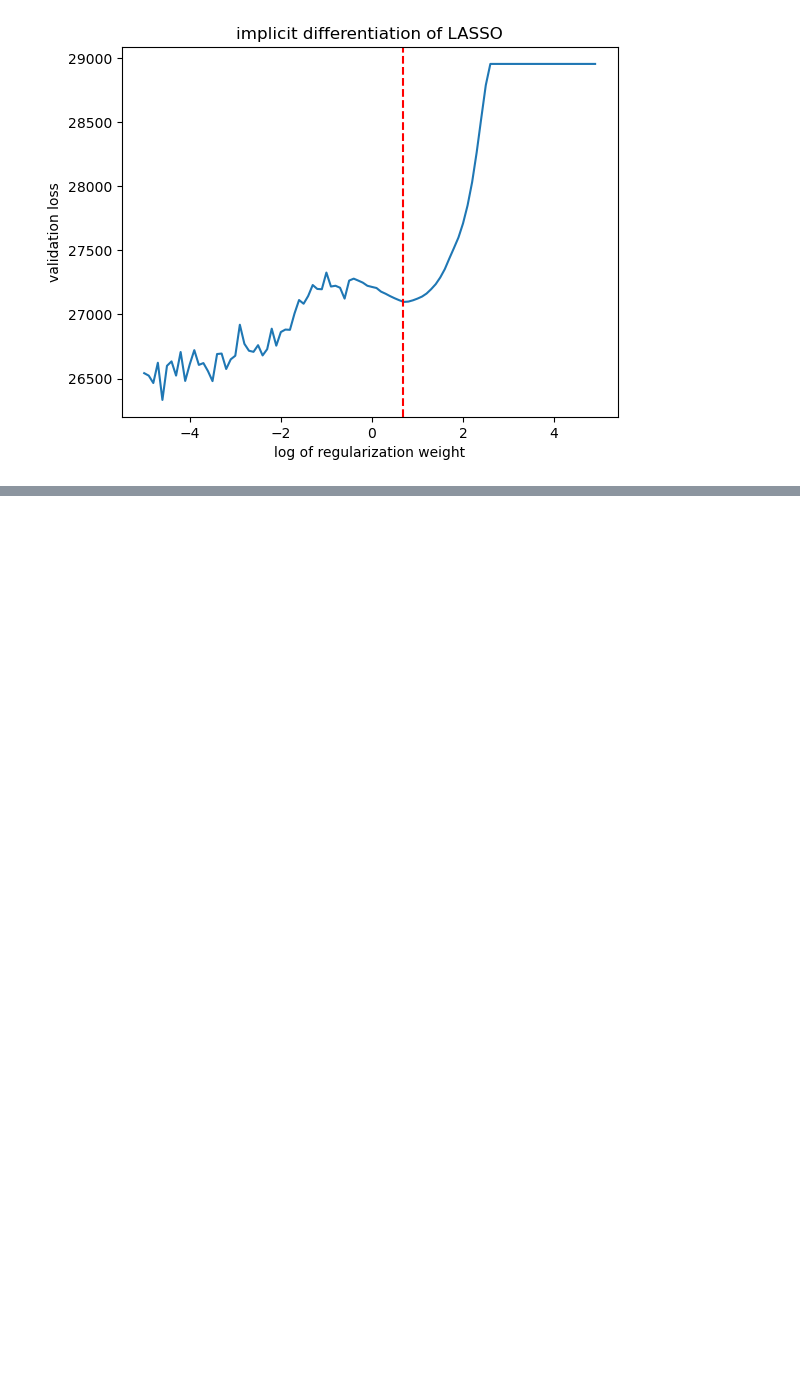
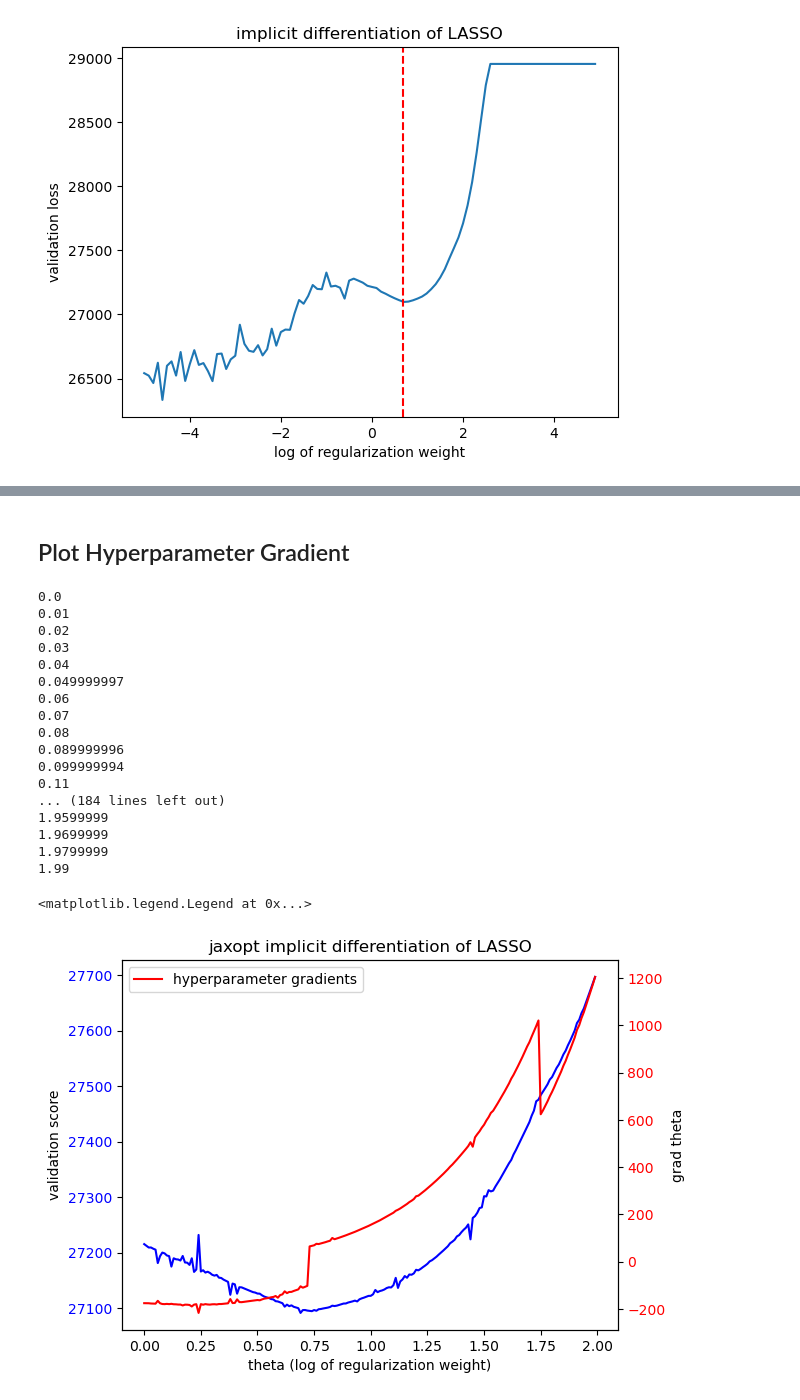
Before and after one commit to jacobe90/birdflow-bilevel, a Jupyter notebook: dev-notebooks/jaxopt-lasso.ipynb, the cells around one changed output, grey strips where cells are left out. Drawn from its saved outputs; the diff is of its cells as text; code cells hidden in the pictures; blank space fills up the shorter version.

```diff
--- a/dev-notebooks/jaxopt-lasso.ipynb
+++ b/dev-notebooks/jaxopt-lasso.ipynb
@@ -180,0 +126,52 @@ plt.legend()
+# %% [markdown]
+## Plot Hyperparameter Gradient
+# %%
+grad_theta = jax.grad(outer_objective, has_aux=True)
+
+results = []
+for theta in jnp.arange(0, 2, 0.01):
+    loss, _ = outer_objective(theta, jnp.zeros(X.shape[1]), data)
+    reg_grad, _ = grad_theta(theta, jnp.zeros(X.shape[1]), data)
+    results.append([theta, loss, float(reg_grad)])
+    print(theta)
+
+thetas = np.array(results)[:, 0]
+loss = np.array(results)[:, 1]
+grads = np.array(results)[:, 2]
+
+fig, ax1 = plt.subplots()
+ax1.plot(thetas, loss, color='blue', label='validation scores')
+ax1.set_xlabel('theta (log of regularization weight)')
+ax1.set_ylabel('validation score')
+ax1.tick_params(axis='y', labelcolor='blue')
+
+ax2 = ax1.twinx()
+ax2.plot(thetas, grads, color='red', label='hyperparameter gradients')
+ax2.set_xlabel('theta (log of regularization weight)')
+ax2.set_ylabel('grad theta')
+ax2.tick_params(axis='y', labelcolor='red')
+
+#plt.plot(thetas, loss, label='validation loss for theta')
+           # Label for y-axis
+plt.title('jaxopt implicit differentiation of LASSO')  # Title of the plot
+plt.legend()
+# %% [output]
+0.0
+0.01
+0.02
+0.03
+0.04
+0.049999997
+0.06
+0.07
+0.08
+0.089999996
+0.099999994
+0.11
+... (184 lines left out)
+1.9599999
+1.9699999
+1.9799999
+1.99
+<matplotlib.legend.Legend at 0x...>
+[figure, added]
```
Also changed, not shown: parts of 8 cells of this notebook, 3 other files.
